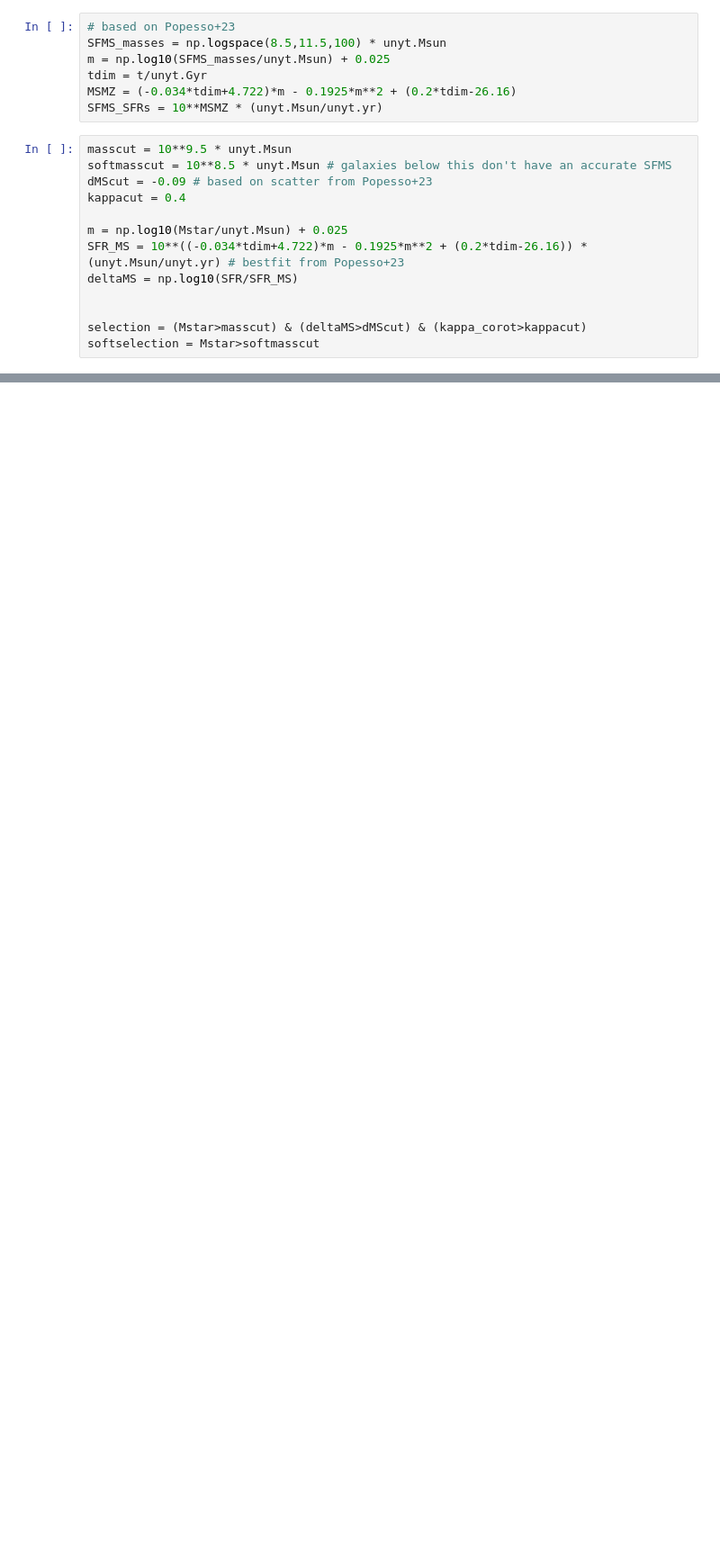
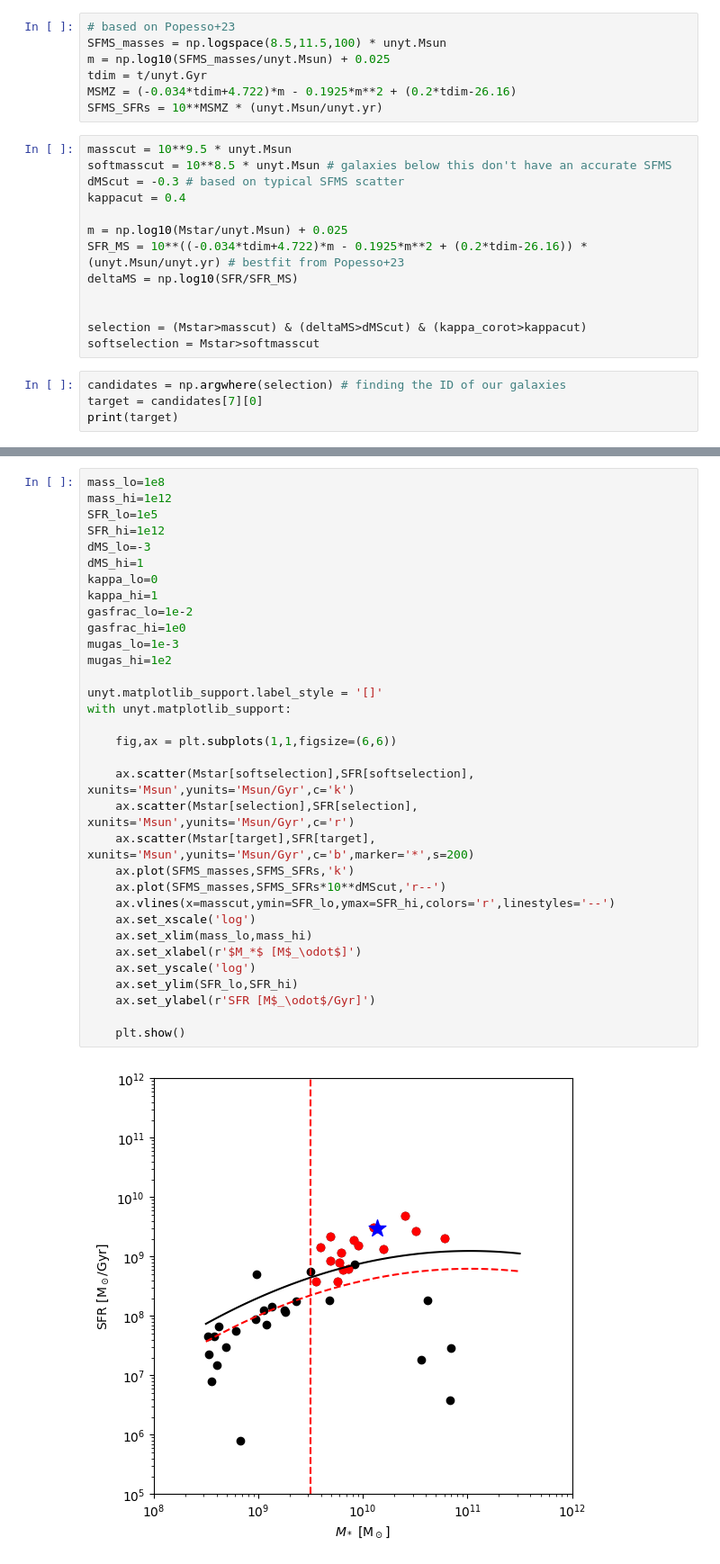
Before and after one commit to jgmcgregor/colibre_dispersions, a Jupyter notebook: selection_functions.ipynb, the cells around one changed output, grey strips where cells are left out. Shown at 90% size. Drawn from its saved outputs; the diff is of its cells as text; blank space fills up the shorter version.

```diff
--- a/selection_functions.ipynb
+++ b/selection_functions.ipynb
@@ -126,7 +130,7 @@ SFMS_SFRs = 10**MSMZ * (unyt.Msun/unyt.yr)
 # %%
 masscut = 10**9.5 * unyt.Msun
 softmasscut = 10**8.5 * unyt.Msun # galaxies below this don't have an accurate SFMS
-dMScut = -0.09 # based on scatter from Popesso+23
+dMScut = -0.3 # based on typical SFMS scatter
 kappacut = 0.4
 
 m = np.log10(Mstar/unyt.Msun) + 0.025
@@ -136,3 +140,7 @@ deltaMS = np.log10(SFR/SFR_MS)
 
 selection = (Mstar>masscut) & (deltaMS>dMScut) & (kappa_corot>kappacut)
 softselection = Mstar>softmasscut
+# %%
+candidates = np.argwhere(selection) # finding the ID of our galaxies
+target = candidates[7][0]
+print(target)
@@ -139,3 +149,38 @@ softselection = Mstar>softmasscut
+# %%
+mass_lo=1e8
+mass_hi=1e12
+SFR_lo=1e5
+SFR_hi=1e12
+dMS_lo=-3
+dMS_hi=1
+kappa_lo=0
+kappa_hi=1
+gasfrac_lo=1e-2
+gasfrac_hi=1e0
+mugas_lo=1e-3
+mugas_hi=1e2
+
+unyt.matplotlib_support.label_style = '[]'
+with unyt.matplotlib_support:
+
+    fig,ax = plt.subplots(1,1,figsize=(6,6))
+
+    ax.scatter(Mstar[softselection],SFR[softselection], xunits='Msun',yunits='Msun/Gyr',c='k')
+    ax.scatter(Mstar[selection],SFR[selection], xunits='Msun',yunits='Msun/Gyr',c='r')
+    ax.scatter(Mstar[target],SFR[target], xunits='Msun',yunits='Msun/Gyr',c='b',marker='*',s=200)
+    ax.plot(SFMS_masses,SFMS_SFRs,'k')
+    ax.plot(SFMS_masses,SFMS_SFRs*10**dMScut,'r--')
+    ax.vlines(x=masscut,ymin=SFR_lo,ymax=SFR_hi,colors='r',linestyles='--')
+    ax.set_xscale('log')
+    ax.set_xlim(mass_lo,mass_hi)
+    ax.set_xlabel(r'$M_*$ [M$_\odot$]')
+    ax.set_yscale('log')
+    ax.set_ylim(SFR_lo,SFR_hi)
+    ax.set_ylabel(r'SFR [M$_\odot$/Gyr]')
+
+    plt.show()
+# %% [output]
+[figure, added]
 # %%
 unyt.matplotlib_support.label_style = '[]'
 with unyt.matplotlib_support:
```
Also changed, not shown: parts of 7 cells of this notebook, 5 other files.
